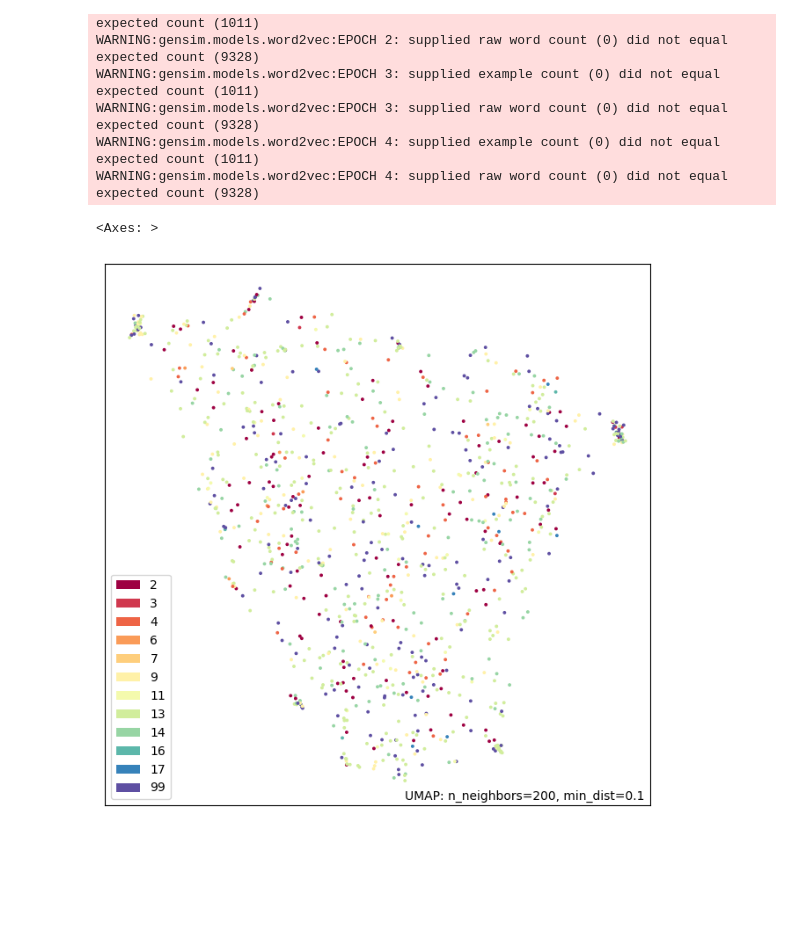
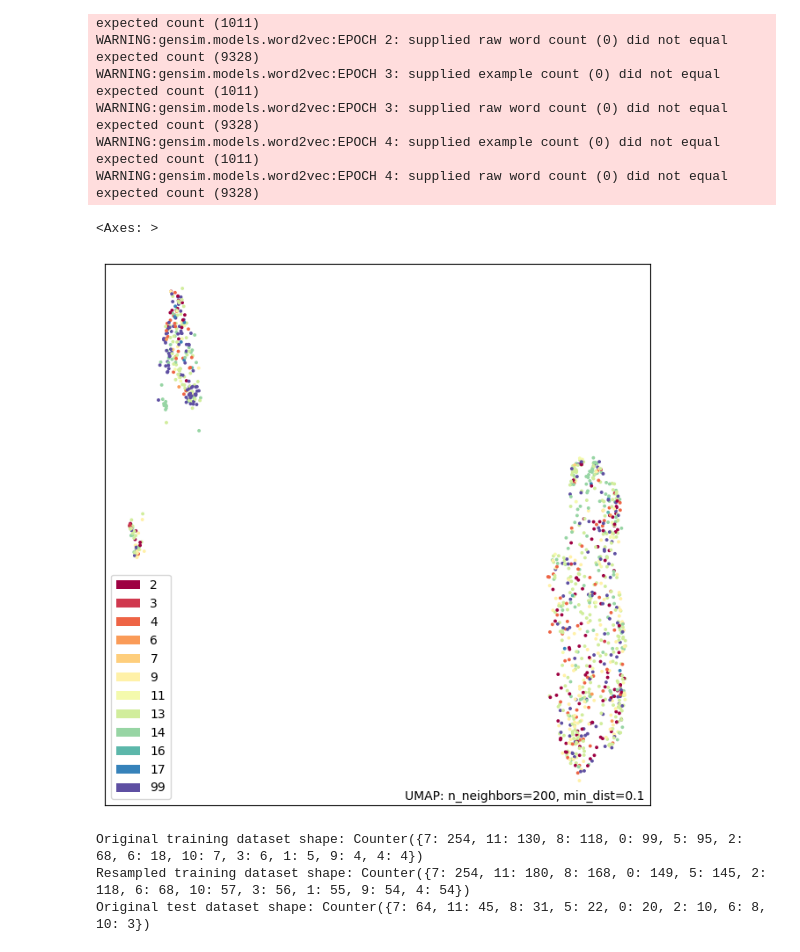
Before and after one commit to stef4k/train-maintenance-data-mining, a Jupyter notebook: text_classification.ipynb, the cells around one changed output. Saved outputs shown, nothing was run; the diff lists cells and outputs as text; code cells hidden in the pictures; blank space fills up the shorter version.

```diff
--- a/text_classification.ipynb
+++ b/text_classification.ipynb
@@ -338,21 +505,21 @@ for i, (events, seconds_to_incident_sequence, vehicles_sequence, train_kph_seque
     prev_event = 0
 
     for event, time_to_incident, vehicle, kph, ac, dc in zip(events, seconds_to_incident_sequence, vehicles_sequence, train_kph_sequence, dj_ac_state_sequence, dj_dc_state_sequence):
-      if event != prev_event:
-        event_seq.append(str(event))
-        if time_to_incident <= 0:
-            pre_incidents.append(str(event))
-            pre_incidents_vehicles.append(str(vehicle))
-            pre_incidents_kph.append(str(kph))
-            pre_incidents_ac.append(str(ac))
-            pre_incidents_dc.append(str(dc))
-        else:
-            post_incidents.append(str(event))
-            post_incidents_vehicles.append(str(vehicle))
-            post_incidents_kph.append(str(kph))
-            post_incidents_ac.append(str(ac))
-            post_incidents_dc.append(str(dc))
-      prev_event = event
+      #if event != prev_event:
+      event_seq.append(str(event))
+      if time_to_incident <= 0:
+          pre_incidents.append(str(event))
+          pre_incidents_vehicles.append(str(vehicle))
+          pre_incidents_kph.append(str(kph))
+          pre_incidents_ac.append(str(ac))
+          pre_incidents_dc.append(str(dc))
+      else:
+          post_incidents.append(str(event))
+          post_incidents_vehicles.append(str(vehicle))
+          post_incidents_kph.append(str(kph))
+          post_incidents_ac.append(str(ac))
+          post_incidents_dc.append(str(dc))
+      #prev_event = event
 
     # Append the pre and post incident lists to the main lists
     events_pre_incident.append(pre_incidents)
@@ -515,10 +682,19 @@ WARNING:gensim.models.word2vec:EPOCH 3: supplied example count (0) did not equal
 WARNING:gensim.models.word2vec:EPOCH 3: supplied raw word count (0) did not equal expected count (9328)
 WARNING:gensim.models.word2vec:EPOCH 4: supplied example count (0) did not equal expected count (1011)
 WARNING:gensim.models.word2vec:EPOCH 4: supplied raw word count (0) did not equal expected count (9328)
+# %%
+encoders = {
+            'CountVectorizer': CountVectorizer(),
+            'TfidfVectorizer': TfidfVectorizer()
+        }
+embedding_methods = {}
+data = [" ".join(sentence) for sentence in events_pre_incident]
+for name, encoder in tqdm(encoders.items()):
+    embedding_methods[name] = encoder.fit_transform(data).toarray()
 # %%
 umap_model = umap.UMAP(n_components=2, min_dist=0.1, n_neighbors=200, metric='euclidean')
-X_umap = umap_model.fit_transform(embeddings)
-umap.plot.points(umap_model, labels=labels)
+X_umap = umap_model.fit_transform(embedding_methods["TfidfVectorizer"])
+umap.plot.points(umap_model, labels=df["incident_type"])
 # %% [output]
 <Axes: >
-[figure, old version]
+[figure, new version]
@@ -543,0 +701,34 @@ encoded_labels = le.transform(labels)
+# %%
+from collections import Counter
+from imblearn.over_sampling import SMOTE
+from sklearn.model_selection import train_test_split
+import pandas as pd
+
+# Load the data
+X = embedding_methods["TfidfVectorizer"]
+y = encoded_labels
+
+# Split data into train and test sets
+X_train, X_test, y_train, y_test = train_test_split(X, y, test_size=0.2, random_state=42)
+
+# Convert y_train to a Series to easily compute class counts
+y_train_series = pd.Series(y_train)
+class_counts = y_train_series.value_counts()
+max_class_count = max(class_counts.values)
+
+# Define the sampling strategy for SMOTE
+sampling_strategy = {cls: int(max_class_count * 0.20) + count
+                     for cls, count in class_counts.items() if count < max_class_count}
+
+print('Original training dataset shape:', Counter(y_train))
+
+# Apply SMOTE only to the training set
+smote = SMOTE(sampling_strategy=sampling_strategy, random_state=1, k_neighbors=2)
+X_train_res, y_train_res = smote.fit_resample(X_train, y_train)
+
+print('Resampled training dataset shape:', Counter(y_train_res))
+print('Original test dataset shape:', Counter(y_test))
+# %% [output]
+Original training dataset shape: Counter({7: 254, 11: 130, 8: 118, 0: 99, 5: 95, 2: 68, 6: 18, 10: 7, 3: 6, 1: 5, 9: 4, 4: 4})
+Resampled training dataset shape: Counter({7: 254, 11: 180, 8: 168, 0: 149, 5: 145, 2: 118, 6: 68, 10: 57, 3: 56, 1: 55, 9: 54, 4: 54})
+Original test dataset shape: Counter({7: 64, 11: 45, 8: 31, 5: 22, 0: 20, 2: 10, 6: 8, 10: 3})
```
Also changed, not shown: parts of 19 cells of this notebook.
